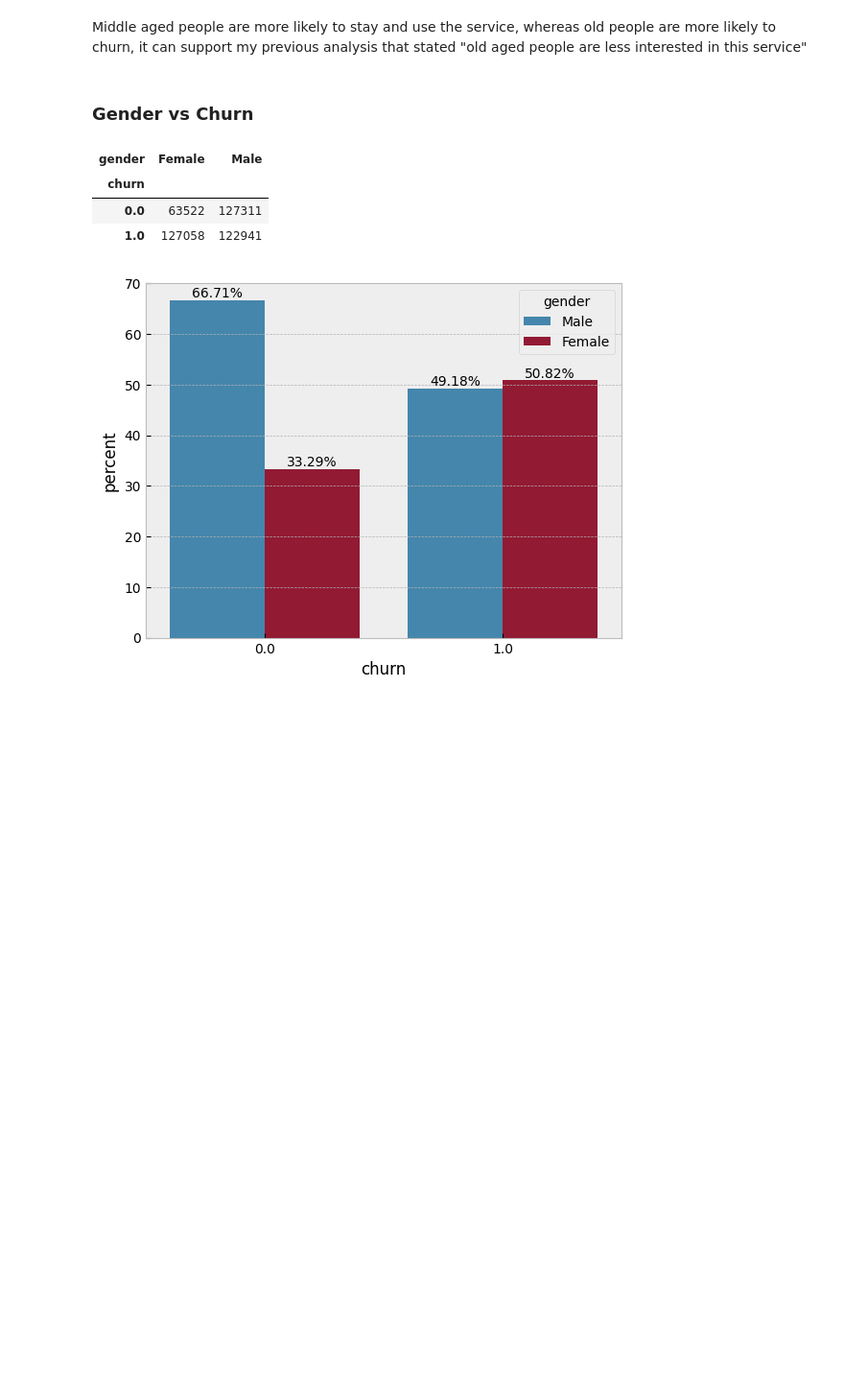
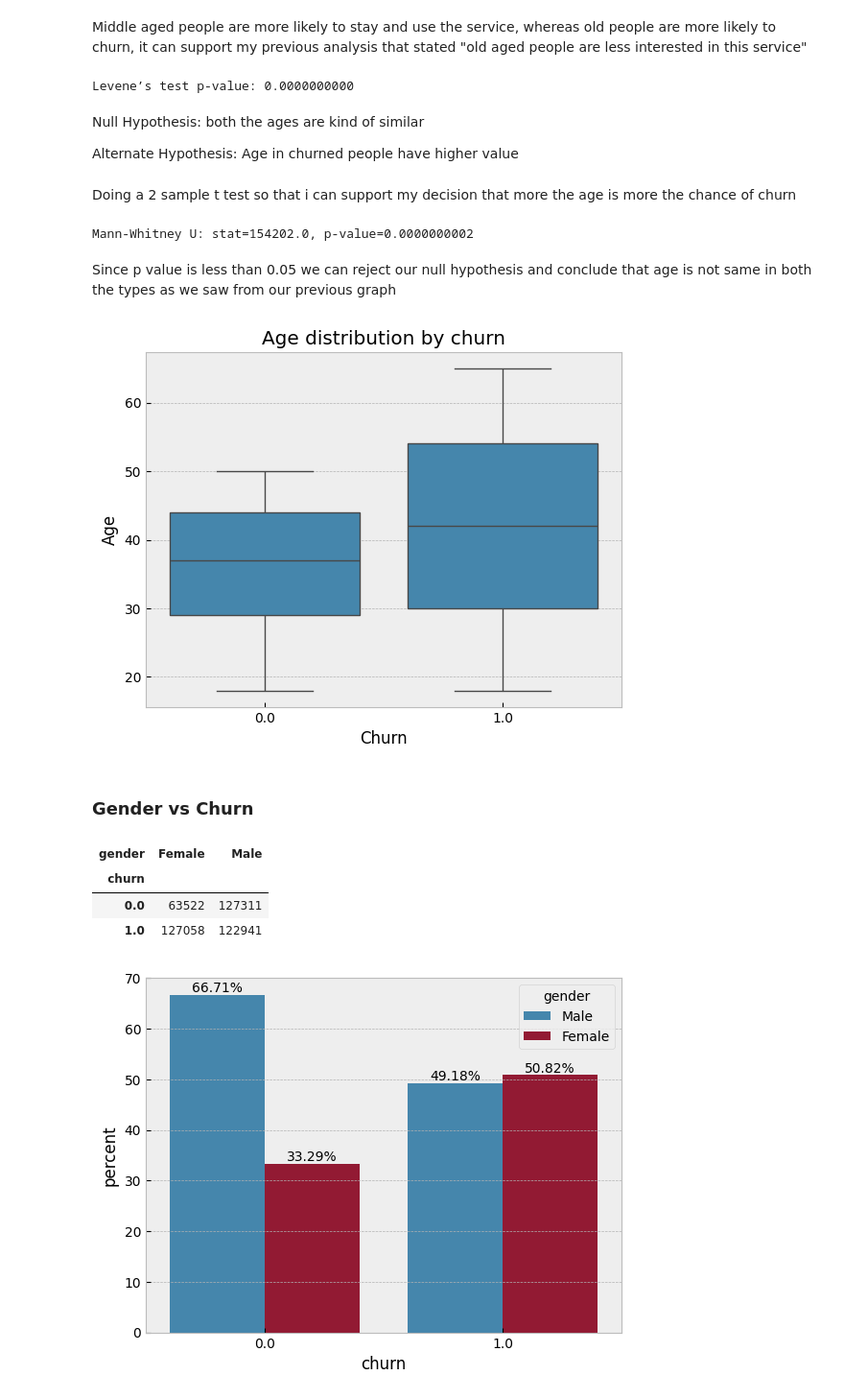
Before and after one commit to IamRaNo/Customer_Churn_Project, a Jupyter notebook: customer_churn_data.ipynb, the cells around one changed output. Shown at 96% size. Saved outputs shown, nothing was run; the diff lists cells and outputs as text; code cells hidden in the pictures; blank space fills up the shorter version.

```diff
--- a/customer_churn_data.ipynb
+++ b/customer_churn_data.ipynb
@@ -304,3 +307,36 @@ Middle aged people are more likely to stay and use the service, whereas old peop
+# %%
+#Checking the variability are same or not
+from scipy.stats import levene
+
+levene_test=levene(churned_age,not_churned_age)
+print(f"Levene’s test p-value: {levene_test.pvalue:.10f}")
+# %% [output]
+Levene’s test p-value: 0.0000000000
+# %% [markdown]
+Null Hypothesis: both the ages are kind of similar
+
+Alternate Hypothesis: Age in churned people have higher value
+# %% [markdown]
+Doing a 2 sample t test so that i can support my decision that more the age is more the chance of churn
+# %%
+from scipy.stats import mannwhitneyu
+stat, p = mannwhitneyu(churned_age, not_churned_age)
+print(f"Mann-Whitney U: stat={stat}, p-value={p:.10f}")
+# %% [output]
+Mann-Whitney U: stat=154202.0, p-value=0.0000000002
+# %% [markdown]
+Since p value is less than 0.05 we can reject our null hypothesis and conclude that age is not same in both the types as we saw from our previous graph
+# %%
+import seaborn as sns
+import matplotlib.pyplot as plt
+
+sns.boxplot(x='churn', y='age', data=data)
+plt.xlabel('Churn')
+plt.ylabel('Age')
+plt.title('Age distribution by churn')
+plt.show()
+# %% [output]
+[figure, added]
 # %% [markdown]
 ### Gender vs Churn
 # %%
```
Also changed, not shown: parts of 8 cells of this notebook.
